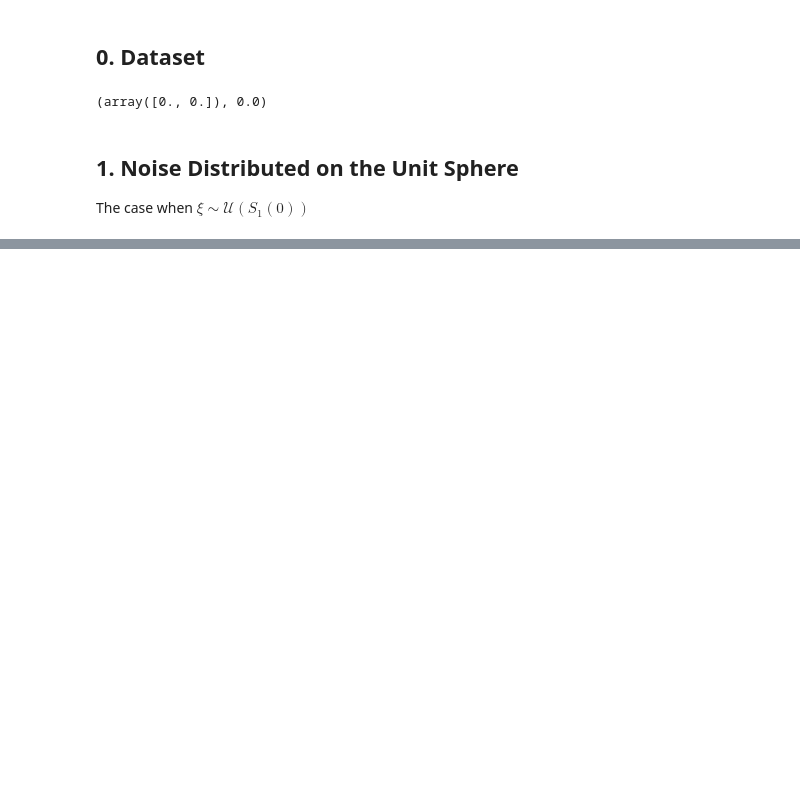
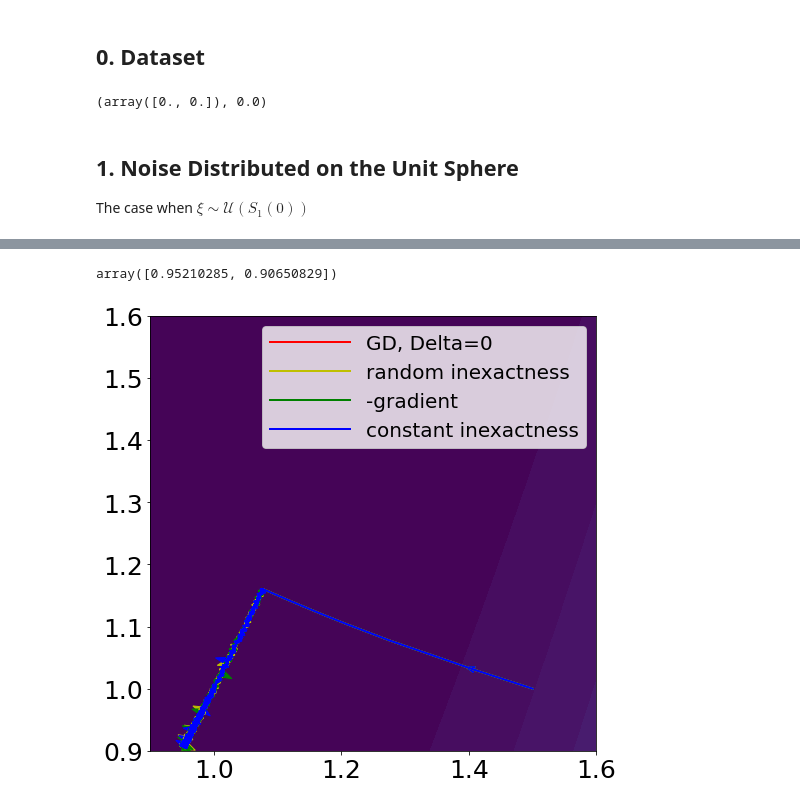
Before and after one commit to ASEDOS999/StopRulePL, a Jupyter notebook: exp6_rosenbrock.ipynb, the cells around one changed output, grey strips where cells are left out. Cells and saved outputs as stored; diff of their text form; code cells hidden in the pictures; blank space fills up the shorter version.

```diff
--- a/exp6_rosenbrock.ipynb
+++ b/exp6_rosenbrock.ipynb
@@ -177,0 +283,45 @@ print(s)
+# %%
+methods[-1].history[-1][0]
+# %% [output]
+array([0.95210285, 0.90650829])
+# %%
+%matplotlib inline
+l = 100
+x, y = np.mgrid[-l:l,
+                -l:l]
+x = x / 50
+y = y/50
+z = np.zeros((2*l, 2*l))
+f = lambda x: f2(x)
+
+for i in range(2*100):
+    for j in range(2*100):
+        z[i, j] = f(np.array([x[i, j], y[i, j]]))
+#z = np.log(z+1e-16)+16
+fig, ax = plt.subplots()
+ax.contourf(x, y, z, levels=50)
+
+
+color = ["r", "y", "green", "b"]
+for indm, method in enumerate(methods):
+    xhistory = method.history
+    x_list = np.array([x for x, _ in xhistory])
+    plt.plot(x_list[:, 0], x_list[:, 1], color=color[indm], label=method.name)
+    for ind in range(len(x_list)-1):
+        x, y = x_list[ind, 0], x_list[ind,1]
+        dx, dy = x_list[ind+1, 0] - x_list[ind, 0], x_list[ind+1,1] - x_list[ind,1]
+        if ind % 500 == 0:
+            head_width=0.01
+        else:
+            head_width=0
+        ax.arrow(x, y, dx, dy, color=color[indm], head_width=head_width)
+plt.legend()
+
+fig.set_figwidth(8)    #  ширина и
+fig.set_figheight(8)    #  высота "Figure"
+
+plt.xlim(0.9, 1.6)
+plt.ylim(0.9, 1.6)
+plt.savefig(os.path.join(path_pics, "lines_rosenbrock.png"))
+# %% [output]
+[figure, added]
```
Also changed, not shown: parts of 9 cells of this notebook, 4 other files.
